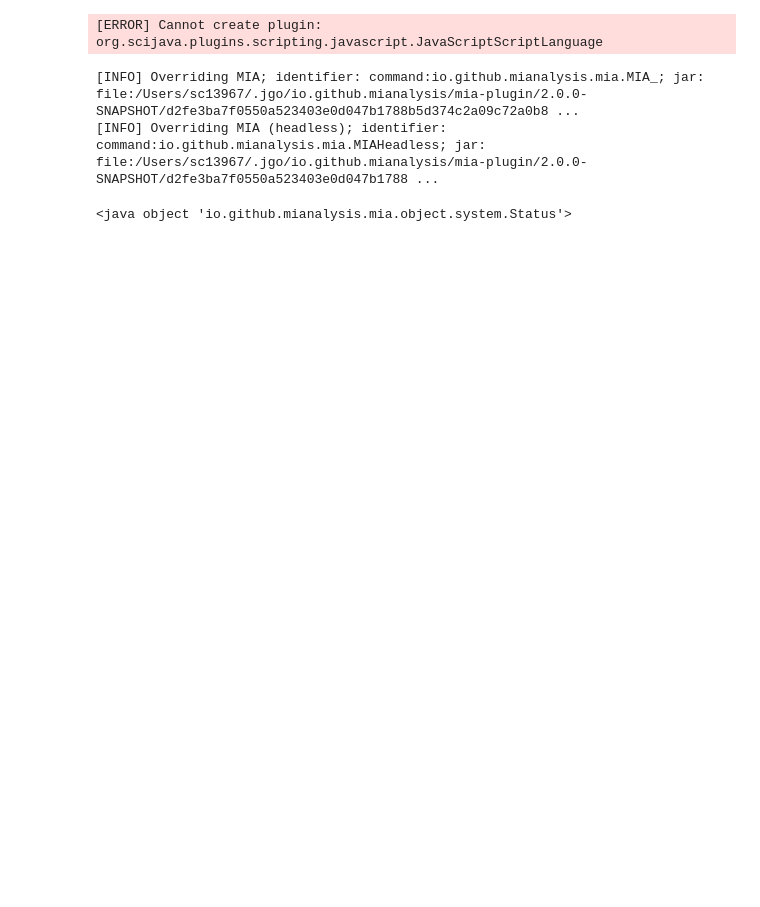
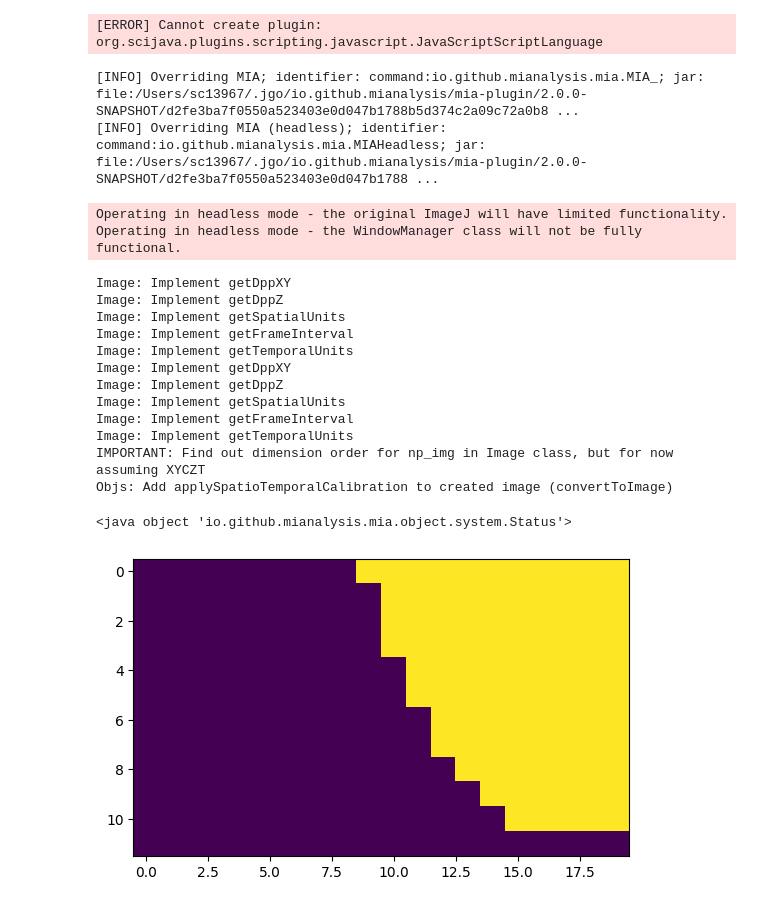
Before and after one commit to mianalysis/mia-python, a Jupyter notebook: Demo.ipynb, the cells around one changed output. Saved outputs shown, nothing was run; the diff lists cells and outputs as text; code cells hidden in the pictures; blank space fills up the shorter version.

Commit message:
Added image handling

```diff
--- a/Demo.ipynb
+++ b/Demo.ipynb
@@ -91,34 +91,57 @@ AvailableModules = jimport('io.github.mianalysis.mia.module.AvailableModules')
 # %%
 input_path = "/Users/sc13967/Documents/Programming/Python/mia-python/Ex3_Skeletonisation.tif"
 series_number = 1
 image_name = "demo"
 objects_name = "DNA"
 
 workspace = WorkspaceWrapper(1, input_path, series_number, None)
 
 imageLoader = ImageLoader(None)
 imageLoader.updateParameterValue(ImageLoader.OUTPUT_IMAGE, image_name)
-imageLoader.updateParameterValue(ImageLoader.SET_SPATIAL_CAL, True)
-imageLoader.updateParameterValue(ImageLoader.XY_CAL, 1)
-imageLoader.updateParameterValue(ImageLoader.Z_CAL, 1)
-# imageLoader.updateParameterValue(ImageLoader.CROP_MODE, ImageLoader.CropModes.FIXED)
-# imageLoader.updateParameterValue(ImageLoader.LEFT, 0)
-# imageLoader.updateParameterValue(ImageLoader.TOP, 0)
-# imageLoader.updateParameterValue(ImageLoader.WIDTH, 80)
-# imageLoader.updateParameterValue(ImageLoader.HEIGHT, 32)
+# imageLoader.updateParameterValue(ImageLoader.SET_SPATIAL_CAL, True)
+# imageLoader.updateParameterValue(ImageLoader.XY_CAL, 1)
+# imageLoader.updateParameterValue(ImageLoader.Z_CAL, 1)
+imageLoader.updateParameterValue(ImageLoader.CROP_MODE, ImageLoader.CropModes.FIXED)
+imageLoader.updateParameterValue(ImageLoader.LEFT, 0)
+imageLoader.updateParameterValue(ImageLoader.TOP, 0)
+imageLoader.updateParameterValue(ImageLoader.WIDTH, 20)
+imageLoader.updateParameterValue(ImageLoader.HEIGHT, 12)
 imageLoader.setShowOutput(False)
 imageLoader.process(workspace)
 
 filterImage = FilterImage(None)
 filterImage.updateParameterValue(FilterImage.INPUT_IMAGE, image_name)
 filterImage.updateParameterValue(FilterImage.FILTER_MODE, FilterImage.FilterModes.GAUSSIAN2D)
 filterImage.updateParameterValue(FilterImage.FILTER_RADIUS, 5)
 filterImage.setShowOutput(False)
 filterImage.process(workspace)
 
 thresholdImage = ThresholdImage(None)
 thresholdImage.updateParameterValue(ThresholdImage.INPUT_IMAGE, image_name)
 thresholdImage.setShowOutput(False)
 thresholdImage.process(workspace)
+
+identifyObjects = IdentifyObjects(None)
+identifyObjects.updateParameterValue(IdentifyObjects.INPUT_IMAGE, image_name)
+identifyObjects.updateParameterValue(IdentifyObjects.OUTPUT_OBJECTS, objects_name)
+identifyObjects.updateParameterValue(IdentifyObjects.SINGLE_OBJECT, True)
+identifyObjects.updateParameterValue(IdentifyObjects.ENABLE_MULTITHREADING, False)
+identifyObjects.setShowOutput(True)
+identifyObjects.process(workspace)
 # %% [output]
-<java object 'io.github.mianalysis.mia.object.system.Status'>
+Operating in headless mode - the original ImageJ will have limited functionality.
+Operating in headless mode - the WindowManager class will not be fully functional.
+Image: Implement getDppXY
+Image: Implement getDppZ
+Image: Implement getSpatialUnits
+Image: Implement getFrameInterval
+Image: Implement getTemporalUnits
+Image: Implement getDppXY
+Image: Implement getDppZ
+Image: Implement getSpatialUnits
+Image: Implement getFrameInterval
+Image: Implement getTemporalUnits
+IMPORTANT: Find out dimension order for np_img in Image class, but for now assuming XYCZT
+Objs: Add applySpatioTemporalCalibration to created image (convertToImage)
+<java object 'io.github.mianalysis.mia.object.system.Status'>
+[figure, added]
```
Also changed, not shown: parts of 8 cells of this notebook, 8 other files.
